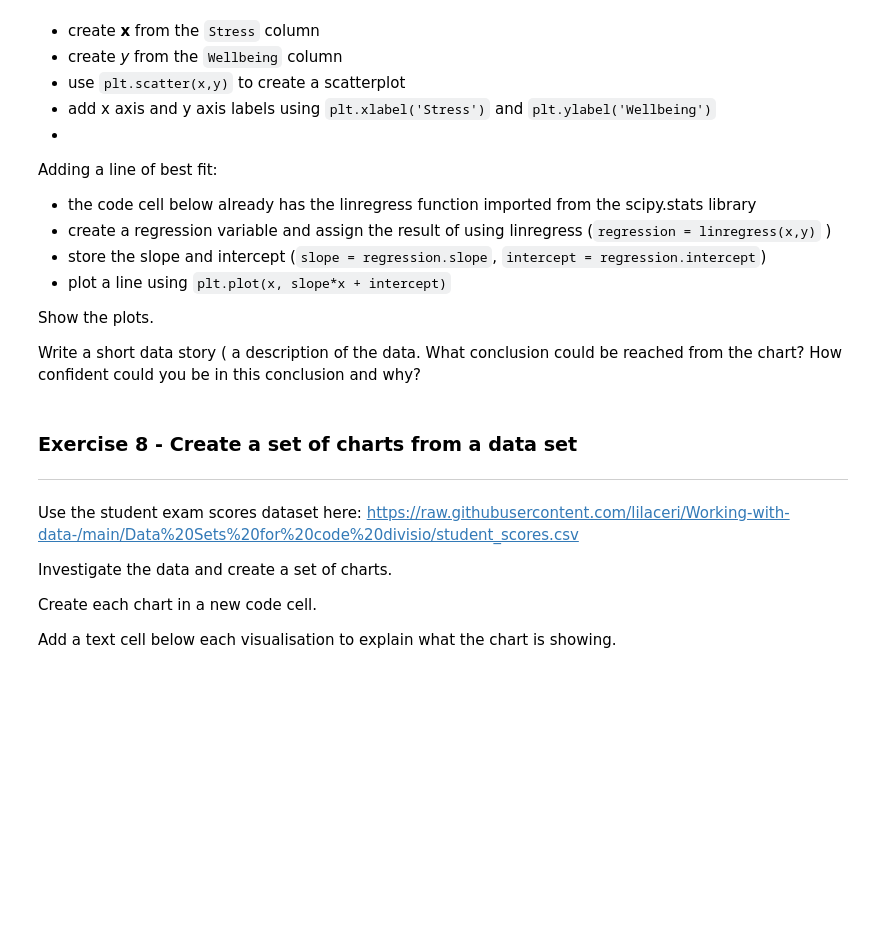
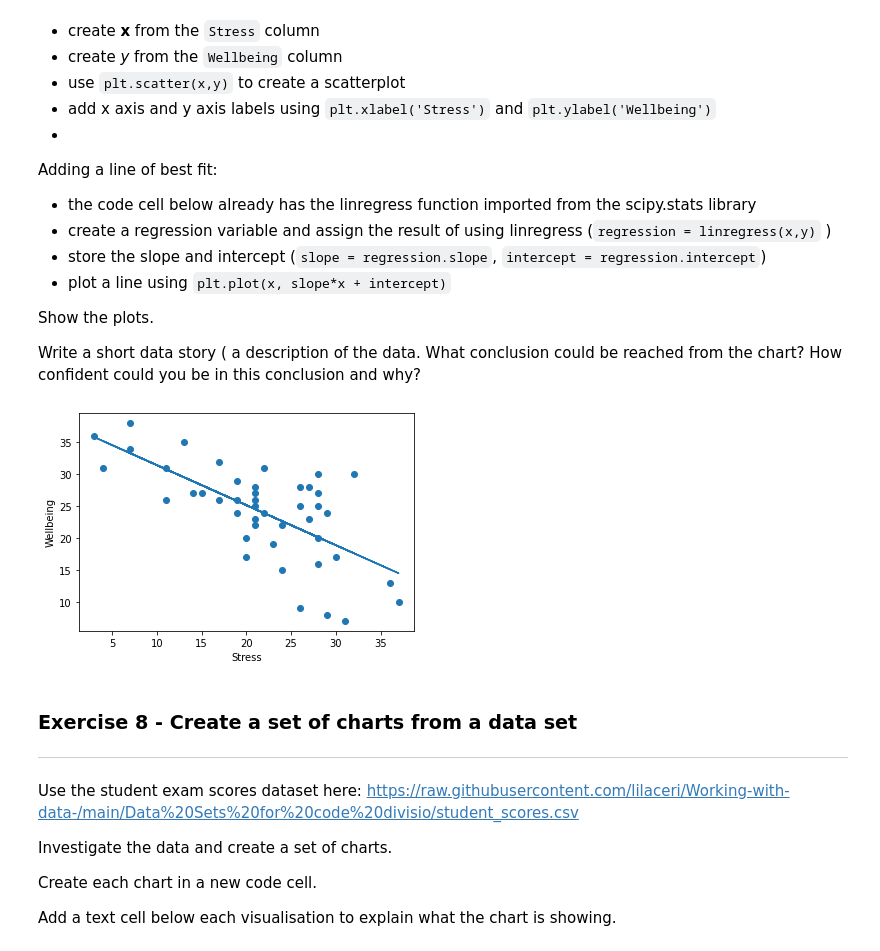
Before and after one commit to Imran-Github22/Imran-Farooqui, a Jupyter notebook: 7_1_Visualisation_with_matplotlib.ipynb, the cells around one changed output. Drawn from its saved outputs; the diff is of its cells as text; code cells hidden in the pictures; blank space fills up the shorter version.

```diff
--- a/7_1_Visualisation_with_matplotlib.ipynb
+++ b/7_1_Visualisation_with_matplotlib.ipynb
@@ -224,3 +238,21 @@ from scipy.stats import linregress
+# %%
+from scipy.stats import linregress
+w_data = psych_data[['Stress','Wellbeing']]
+x = w_data['Stress']
+y = w_data['Wellbeing']
+plt.scatter(x,y)
+plt.xlabel('Stress')
+plt.ylabel('Wellbeing')
+
+
+regression = linregress(x,y)
+slope = regression.slope
+intercept = regression.intercept
+
+plt.plot(x, slope*x + intercept)
+plt.show()
+# %% [output]
+[figure, added]
 # %% [markdown]
 ### Exercise 8 - Create a set of charts from a data set
 ---
```
Also changed, not shown: parts of 3 cells of this notebook.
